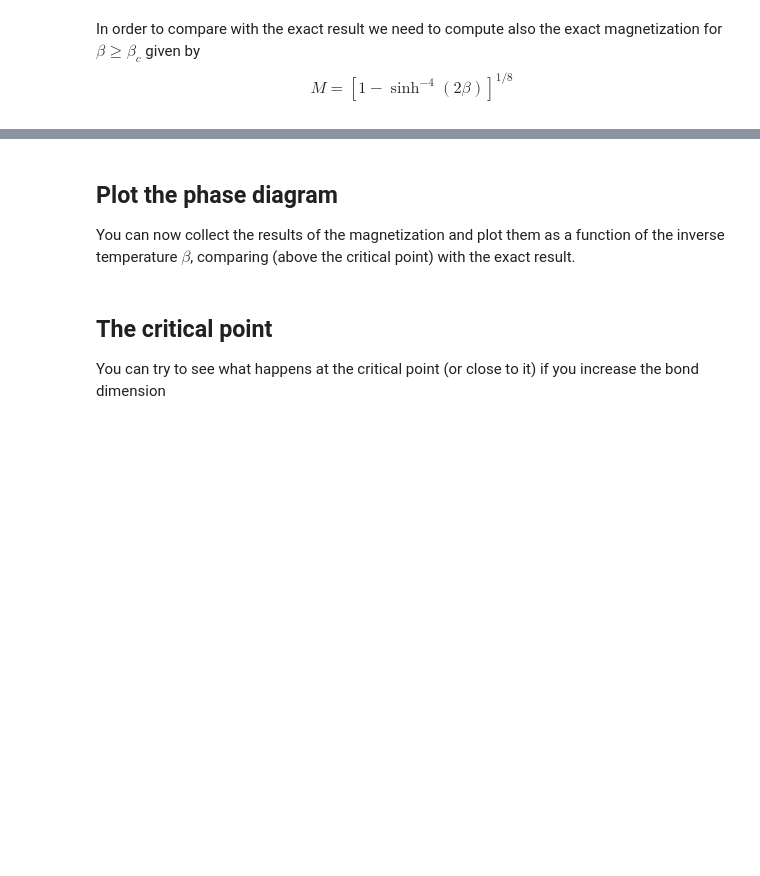
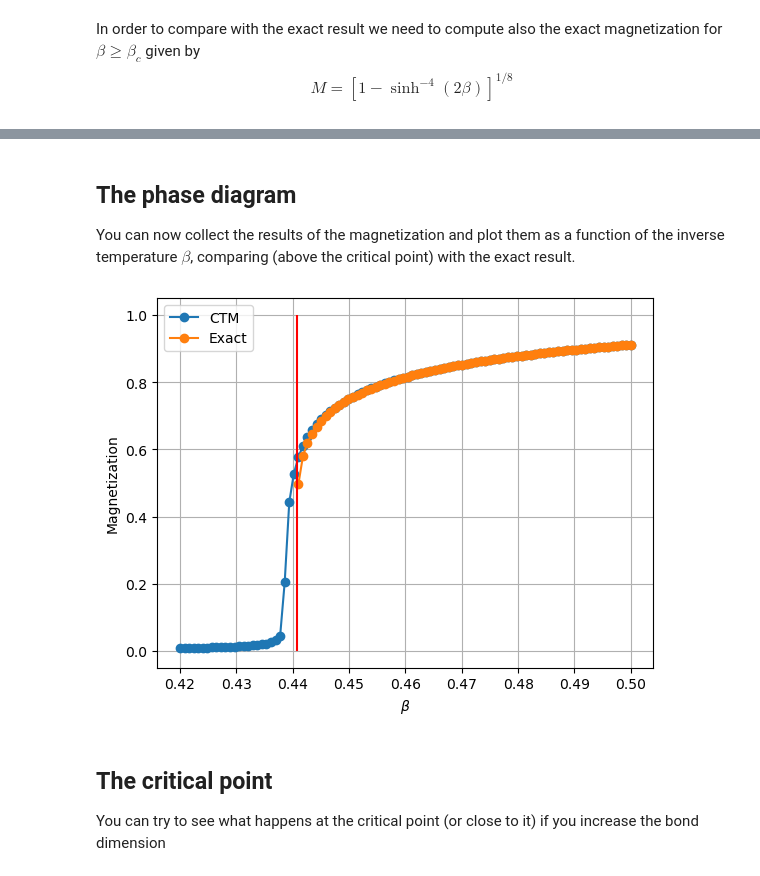
Before and after one commit to lukyluket/usc_2023, a Jupyter notebook: tutorials/corner_transfer_matrix.ipynb, the cells around one changed output, grey strips where cells are left out. Saved outputs shown, nothing was run; the diff lists cells and outputs as text; code cells hidden in the pictures; blank space fills up the shorter version.

```diff
--- a/tutorials/corner_transfer_matrix.ipynb
+++ b/tutorials/corner_transfer_matrix.ipynb
@@ -53 +149,5 @@ def exact_mag(beta):
+# %%
+def iterate_till_convergence(C,T,a,d,chi,chi_max,d_tol,conv_crit,kmax):
+
+    return C,T,chi_n,num_step
 # %% [markdown]
@@ -56,0 +157,27 @@ Now we can put all together, since the CTM is an iterative method one should tak
+# %%
+d_tol=1.e-10
+conv_crit =1.e-5
+numiter_max=1000
+list_mag=[]
+beta_start=0.42
+b_fin=0.5
+num_steps=100
+d=2
+chi_max=4
+x = np.linspace(beta_start,b_fin,num_steps)
+for beta in x:
+    a=local_tensor_T(beta,0)
+    b=a.copy()
+    b[1,:,:,:]=-b[1,:,:,:]
+    C = a[:,:,0,0]
+    T = a[:,:,0,:]
+    chi = d
+    T = T+T.transpose([2,1,0])
+    norm = compute_norm(C,T,a)
+    C= C/norm**(1/9)
+    T = T/norm**(1/9)
+    C,T,chi,k= iterate_till_convergence(C,T,a,d,chi,chi_max,d_tol,conv_crit,numiter_max)
+    norm = compute_norm(C,T,a)
+    magnetization = compute_mag(C,T,a,b)
+    print('Conv. in %d, final norm: %g, mag %g, chi %d'% (k,norm, magnetization,chi))
+    list_mag.append(magnetization)
@@ -57,7 +202,16 @@ Now we can put all together, since the CTM is an iterative method one should tak
 # %% [markdown]
-## Plot the phase diagram
-
+## The phase diagram
 You can now collect the results of the magnetization and plot them as a function of the inverse temperature $\beta$, comparing (above the critical point) with the exact result.
+# %%
+plt.plot(x,list_mag,'o-',label='CTM')
+plt.plot(x,exact_mag(x),'o-',label='Exact')
+plt.vlines(np.log(1 + np.sqrt(2))/2.,0,1,'r')
+plt.xlabel(r'$\beta$')
+plt.ylabel('Magnetization')
+plt.legend()
+plt.grid()
+# %% [output]
+[figure, added]
 # %% [markdown]
 ## The critical point
 
```
Also changed, not shown: parts of 10 cells of this notebook, 1 other file.
